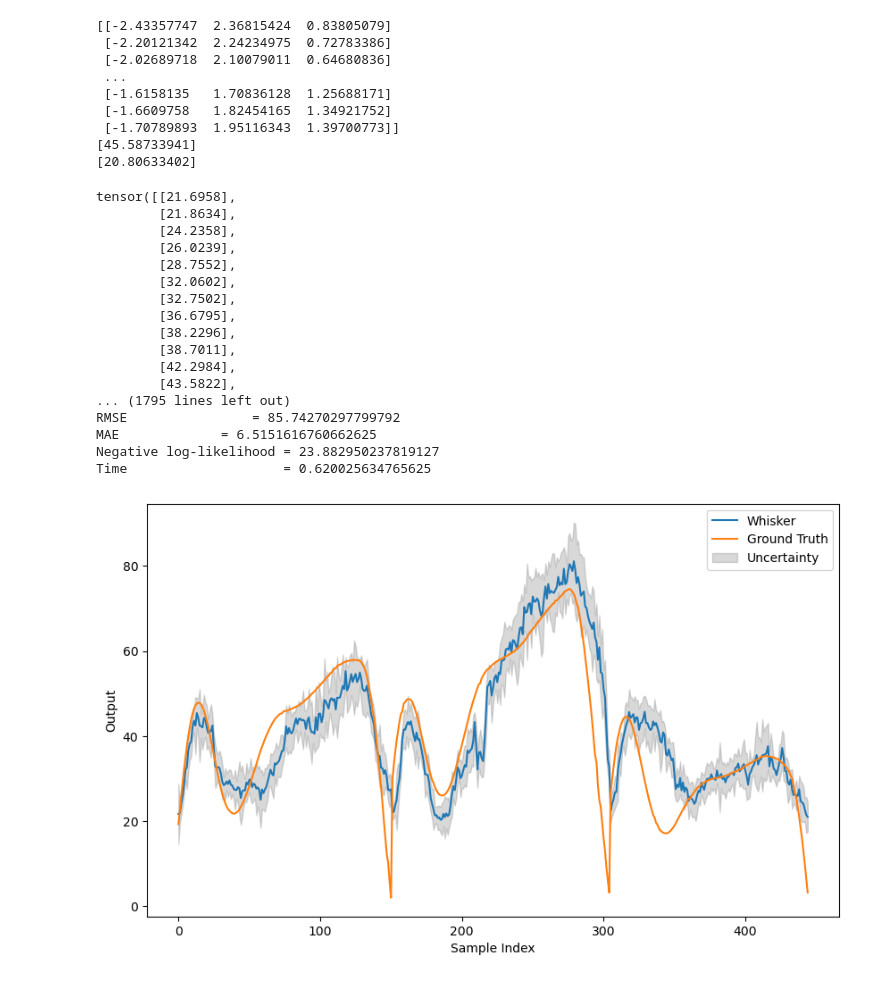
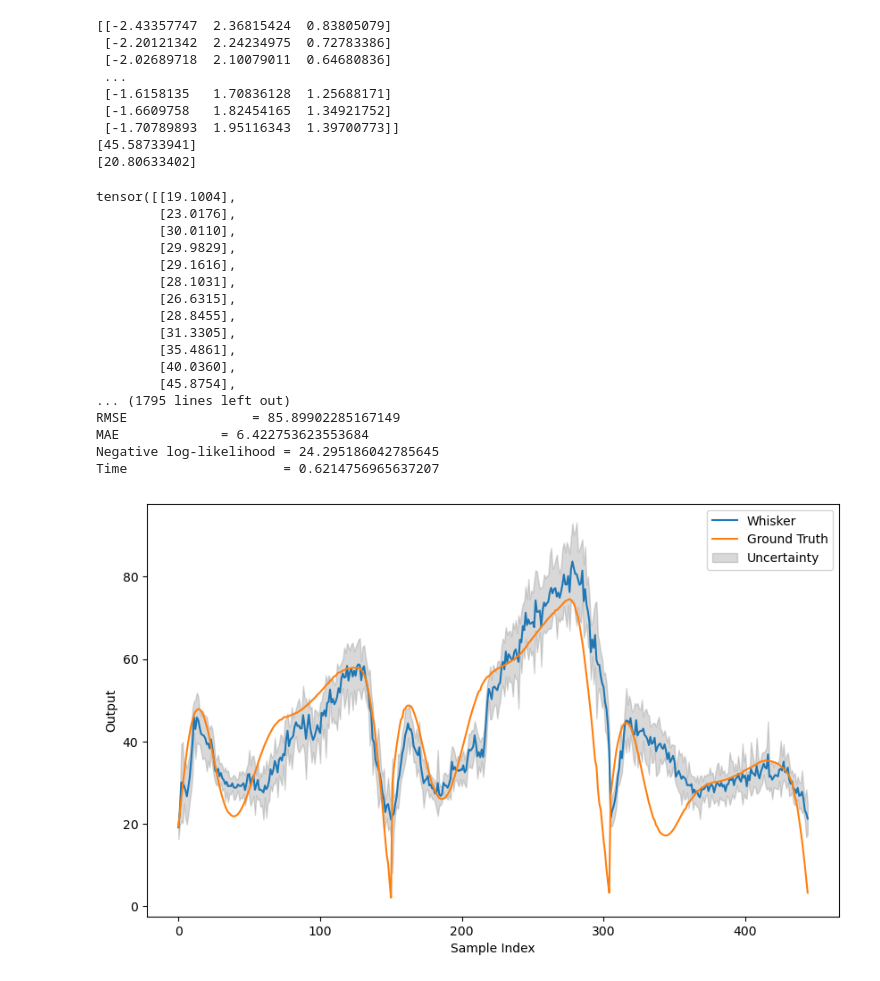
Before and after one commit to TacYee/autonomous-fly, a Jupyter notebook: Optitrack/dataanalyse/uncertainty_mlp_KF.ipynb, the cells around one changed output. Saved outputs shown, nothing was run; the diff lists cells and outputs as text; code cells hidden in the pictures.

Commit message:
update angle estimation KF but have some problem with whisker1

```diff
--- a/Optitrack/dataanalyse/uncertainty_mlp_KF.ipynb
+++ b/Optitrack/dataanalyse/uncertainty_mlp_KF.ipynb
@@ -51,6 +51,24 @@ def filter_data(whisker_data,channel, laser_data, GT_data, threshold, orientatio
     orientation_filtered = orientation_data[filter_indices]
     position_filtered = position_data[filter_indices]
     return whisker_filtered, laser_filtered, GT_filtered, orientation_filtered, position_filtered
+
+def filter_data_both1(whisker_data1, whisker_data2, channel, laser_data, GT_data1, GT_data2, threshold, orientation_data, position_data):
+    filter_indices = (whisker_data1[:,0] >= threshold) & (whisker_data2[:,1] >= threshold) & (GT_data1 > 0) & (GT_data2 > 0)
+    whisker_filtered = whisker_data1[filter_indices]
+    laser_filtered = laser_data[filter_indices]
+    GT_filtered = GT_data1[filter_indices]
+    orientation_filtered = orientation_data[filter_indices]
+    position_filtered = position_data[filter_indices]
+    return whisker_filtered, laser_filtered, GT_filtered, orientation_filtered, position_filtered
+
+def filter_data_both2(whisker_data1, whisker_data2, channel, laser_data, GT_data1, GT_data2, threshold, orientation_data, position_data):
+    filter_indices = (whisker_data1[:,1] >= threshold) & (whisker_data2[:,0] >= threshold) & (GT_data1 > 0) & (GT_data2 > 0)
+    whisker_filtered = whisker_data1[filter_indices]
+    laser_filtered = laser_data[filter_indices]
+    GT_filtered = GT_data2[filter_indices]
+    orientation_filtered = orientation_data[filter_indices]
+    position_filtered = position_data[filter_indices]
+    return whisker_filtered, laser_filtered, GT_filtered, orientation_filtered, position_filtered
 # %%
 from sklearn.preprocessing import StandardScaler
 
@@ -67,8 +85,8 @@ real_whisker1, real_whisker2, real_laser1, real_laser2, real_GT1, real_GT2, real
 filter_threshold = 10
 train_whisker1_filtered1, train_laser1_filtered, train_GT1_filtered, _, _ = filter_data(train_whisker1, 1, train_laser1, train_GT1, filter_threshold, train_orientation, train_position)
 train_whisker2_filtered1, train_laser2_filtered, train_GT2_filtered, _, _ = filter_data(train_whisker2, 2, train_laser2, train_GT2, filter_threshold, train_orientation, train_position)
-test_whisker1_filtered1, test_laser1_filtered, test_GT1_filtered, test_orientation1_filtered, test_position1_filtered = filter_data(test_whisker1, 1, test_laser1, test_GT1, filter_threshold, test_orientation, test_position)
-test_whisker2_filtered1, test_laser2_filtered, test_GT2_filtered, test_orientation2_filtered, test_position2_filtered = filter_data(test_whisker2, 2, test_laser2, test_GT2, filter_threshold, test_orientation, test_position)
+test_whisker1_filtered1, test_laser1_filtered, test_GT1_filtered, test_orientation1_filtered, test_position1_filtered = filter_data_both1(test_whisker1, test_whisker2, 1, test_laser1, test_GT1, test_GT2, filter_threshold, test_orientation, test_position)
+test_whisker2_filtered1, test_laser2_filtered, test_GT2_filtered, test_orientation2_filtered, test_position2_filtered = filter_data_both2(test_whisker2, test_whisker1, 2, test_laser2, test_GT1 ,test_GT2, filter_threshold, test_orientation, test_position)
 
 # test_whisker1_1_filtered1, test_whisker2_1_filtered, test_laser1_1_filtered, test_laser2_1_filtered, test_GT1_1_filtered, test_GT2_1_filtered, orientation_1_filtered, position_1_filtered = process_data(file_paths[9])
 # test_whisker1_2, test_whisker2_2, test_laser1_2, test_laser2_2, test_GT1_2, test_GT2_2, orientation_2, position_2 = process_data(file_paths[10])
@@ -119,51 +137,51 @@ test_whisker2_trial_size=filtered_data_counts[9:,1]
 #whisker1 uncertainty aware mlp
 from uncertainty import *
 from model import *
 from torch.utils.data import DataLoader, TensorDataset
 device = torch.device('cuda' if torch.cuda.is_available() else 'cpu')
 model = MLP_adf_dropout(input_size=3, hidden_size=32, output_size=1, p=0.05, noise_variance=0.01, min_variance=1e-3).to(device)
-best_model_path='MLP_best_model_save/mlp_bs_32_lr_0.001_reg_0.001_do_0.1_rmse_9.1976_whisker1.pt'
+best_model_path='MLP_best_model_save/mlp_bs_32_lr_0.001_reg_0.001_do_0.1_rmse_9.3322_whisker1.pt'
 model.load_state_dict(torch.load(best_model_path))
 test_whisker_tensor = torch.Tensor(test_whisker1_filtered1)
 test_GT_tensor = torch.Tensor(test_GT1_filtered)
 test_dataset = TensorDataset(test_whisker_tensor, test_GT_tensor)
 testloader = DataLoader(test_dataset, batch_size=32, shuffle=False)
 test_image_folder = 'UA_MLP_test_image_save_whisker1'
 os.makedirs(test_image_folder, exist_ok=True)
 test_image_output_file = f'{test_image_folder}/p_0.05_noise_1e-3_modelvarianceweight_5_whisker1.png'
 eval_time = time.time()
 RMSE, MAE, neg_log_likelihood, test_pre1, test_uncertainty1 = evaluate(
         model,
         test_dataset,
         test_image_output_file,
         use_adf=True,
         use_mcdo=True)
 
 eval_time = time.time() - eval_time
 
 print('RMSE                = {}'.format(RMSE))
 print('MAE             = {}'.format(MAE))
 print('Negative log-likelihood = {}'.format(neg_log_likelihood))
 print('Time                    = {}'.format(eval_time))
 # %% [output]
-tensor([[21.6958],
-        [21.8634],
-        [24.2358],
-        [26.0239],
-        [28.7552],
-        [32.0602],
-        [32.7502],
-        [36.6795],
-        [38.2296],
-        [38.7011],
-        [42.2984],
-        [43.5822],
+tensor([[19.1004],
+        [23.0176],
+        [30.0110],
+        [29.9829],
+        [29.1616],
+        [28.1031],
+        [26.6315],
+        [28.8455],
+        [31.3305],
+        [35.4861],
+        [40.0360],
+        [45.8754],
 ... (1795 lines left out)
-RMSE                = 85.74270297799792
-MAE             = 6.5151616760662625
-Negative log-likelihood = 23.882950237819127
-Time                    = 0.620025634765625
+RMSE                = 85.89902285167149
+MAE             = 6.422753623553684
+Negative log-likelihood = 24.295186042785645
+Time                    = 0.6214756965637207
-[figure, old version]
+[figure, new version]
 # %%
 #KF whisker1
 import numpy as np
```
Also changed, not shown: parts of 14 cells of this notebook, 14 other files.
